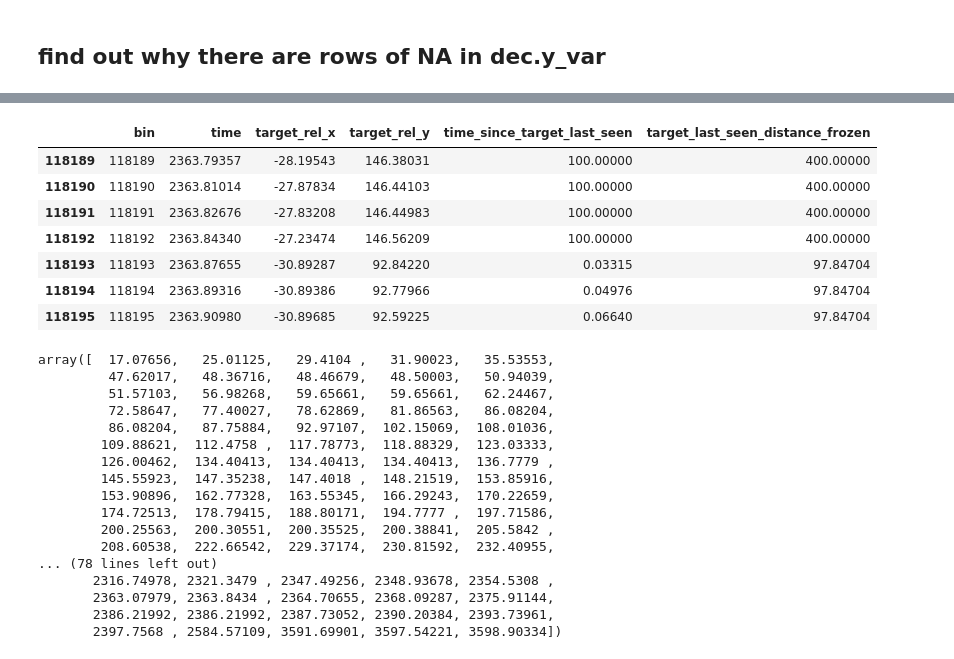
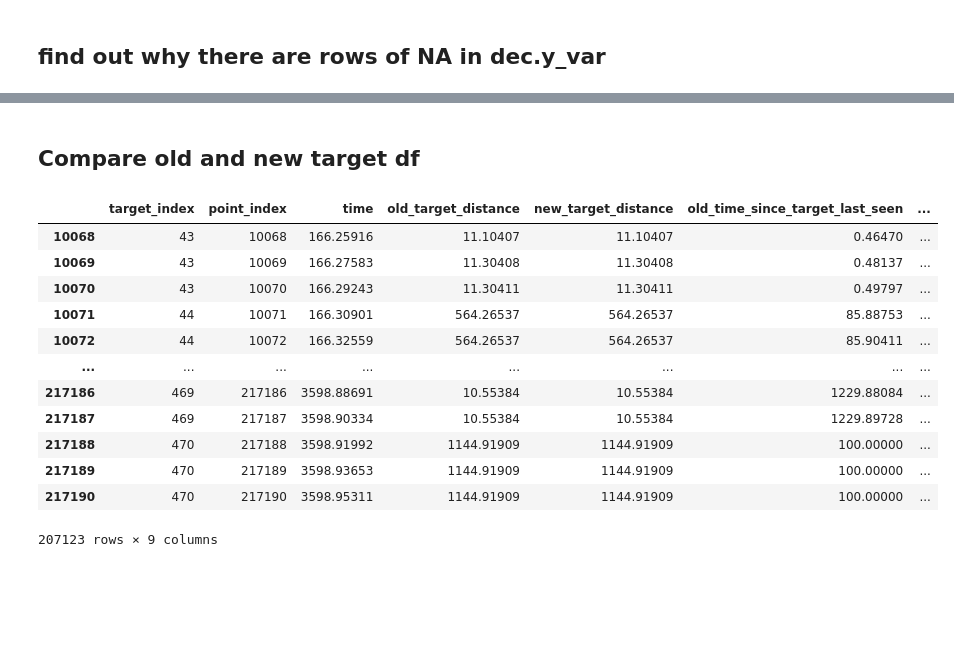
Before and after one commit to CiciDu/multiff_analysis, a Jupyter notebook: notebooks/neural_data_analysis/decoding_current_targets.ipynb, the cells around one changed output, grey strips where cells are left out. Drawn from its saved outputs; the diff is of its cells as text; code cells hidden in the pictures; blank space fills up the shorter version.

```diff
--- a/notebooks/neural_data_analysis/decoding_current_targets.ipynb
+++ b/notebooks/neural_data_analysis/decoding_current_targets.ipynb
@@ -1013,14 +921,0 @@ No NA values found in dec.x_var
-# %%
-# Find rows with any NA values
-na_rows = dec.y_var[dec.y_var.isna().any(axis=1)]
-
-# Print the rows with NA values
-print("Rows with NA values:")
-print(na_rows)
-
-# Print the specific columns that have NA values in these rows
-print("\nColumns with NA values in these rows:")
-for col in dec.y_var.columns:
-    na_count = na_rows[col].isna().sum()
-    if na_count > 0:
-        print(f"{col}: {na_count} NA values")
@@ -1049,31 +954,28 @@ dec.y_var.loc[10349:10357, ['bin', 'time', 'target_rel_x', 'target_rel_y','time_
-# %%
-dec.behav_data_all.loc[118189:118195, ['bin', 'time', 'target_rel_x', 'target_rel_y','time_since_target_last_seen', 'target_last_seen_distance_frozen']]
-# %% [output]
-|  | bin | time | target_rel_x | target_rel_y | time_since_target_last_seen | target_last_seen_distance_frozen |
-| 118189 | 118189 | 2363.79357 | -28.19543 | 146.38031 | 100.00000 | 400.00000 |
-| 118190 | 118190 | 2363.81014 | -27.87834 | 146.44103 | 100.00000 | 400.00000 |
-| 118191 | 118191 | 2363.82676 | -27.83208 | 146.44983 | 100.00000 | 400.00000 |
-| 118192 | 118192 | 2363.84340 | -27.23474 | 146.56209 | 100.00000 | 400.00000 |
-| 118193 | 118193 | 2363.87655 | -30.89287 | 92.84220 | 0.03315 | 97.84704 |
-| 118194 | 118194 | 2363.89316 | -30.89386 | 92.77966 | 0.04976 | 97.84704 |
-| 118195 | 118195 | 2363.90980 | -30.89685 | 92.59225 | 0.06640 | 97.84704 |
-# %%
-dec.ff_caught_T_new
-# %% [output]
-array([  17.07656,   25.01125,   29.4104 ,   31.90023,   35.53553,
-         47.62017,   48.36716,   48.46679,   48.50003,   50.94039,
-         51.57103,   56.98268,   59.65661,   59.65661,   62.24467,
-         72.58647,   77.40027,   78.62869,   81.86563,   86.08204,
-         86.08204,   87.75884,   92.97107,  102.15069,  108.01036,
-        109.88621,  112.4758 ,  117.78773,  118.88329,  123.03333,
-        126.00462,  134.40413,  134.40413,  134.40413,  136.7779 ,
-        145.55923,  147.35238,  147.4018 ,  148.21519,  153.85916,
-        153.90896,  162.77328,  163.55345,  166.29243,  170.22659,
-        174.72513,  178.79415,  188.80171,  194.7777 ,  197.71586,
-        200.25563,  200.30551,  200.35525,  200.38841,  205.5842 ,
-        208.60538,  222.66542,  229.37174,  230.81592,  232.40955,
-... (78 lines left out)
-       2316.74978, 2321.3479 , 2347.49256, 2348.93678, 2354.5308 ,
-       2363.07979, 2363.8434 , 2364.70655, 2368.09287, 2375.91144,
-       2386.21992, 2386.21992, 2387.73052, 2390.20384, 2393.73961,
-       2397.7568 , 2584.57109, 3591.69901, 3597.54221, 3598.90334])
+# %% [markdown]
+## Compare old and new target df
+# %%
+target_df_ori = pd.read_csv('/Users/dusiyi/Documents/Multifirefly-Project/all_monkey_data/patterns_and_features/monkey_Schro/data_0416/target_df_ori.csv')
+df = target_df_ori[['target_index', 'point_index', 'time']].copy()
+for col in ['target_distance', 'time_since_target_last_seen']:
+    df[f'old_{col}'] = target_df_ori[col]
+    df[f'new_{col}'] = dec.target_df[col]
+
+df['old_target_last_seen_distance'] = target_df_ori['target_last_seen_distance_frozen']
+df['new_target_last_seen_distance'] = dec.target_df['target_last_seen_distance']
+
+df2 = df.loc[10068:]
+df2
+# %% [output]
+|  | target_index | point_index | time | old_target_distance | new_target_distance | old_time_since_target_last_seen | ... |
+| 10068 | 43 | 10068 | 166.25916 | 11.10407 | 11.10407 | 0.46470 | ... |
+| 10069 | 43 | 10069 | 166.27583 | 11.30408 | 11.30408 | 0.48137 | ... |
+| 10070 | 43 | 10070 | 166.29243 | 11.30411 | 11.30411 | 0.49797 | ... |
+| 10071 | 44 | 10071 | 166.30901 | 564.26537 | 564.26537 | 85.88753 | ... |
+| 10072 | 44 | 10072 | 166.32559 | 564.26537 | 564.26537 | 85.90411 | ... |
+| ... | ... | ... | ... | ... | ... | ... | ... |
+| 217186 | 469 | 217186 | 3598.88691 | 10.55384 | 10.55384 | 1229.88084 | ... |
+| 217187 | 469 | 217187 | 3598.90334 | 10.55384 | 10.55384 | 1229.89728 | ... |
+| 217188 | 470 | 217188 | 3598.91992 | 1144.91909 | 1144.91909 | 100.00000 | ... |
+| 217189 | 470 | 217189 | 3598.93653 | 1144.91909 | 1144.91909 | 100.00000 | ... |
+| 217190 | 470 | 217190 | 3598.95311 | 1144.91909 | 1144.91909 | 100.00000 | ... |
+207123 rows × 9 columns
```
Also changed, not shown: parts of 44 cells of this notebook, 15 other files.
